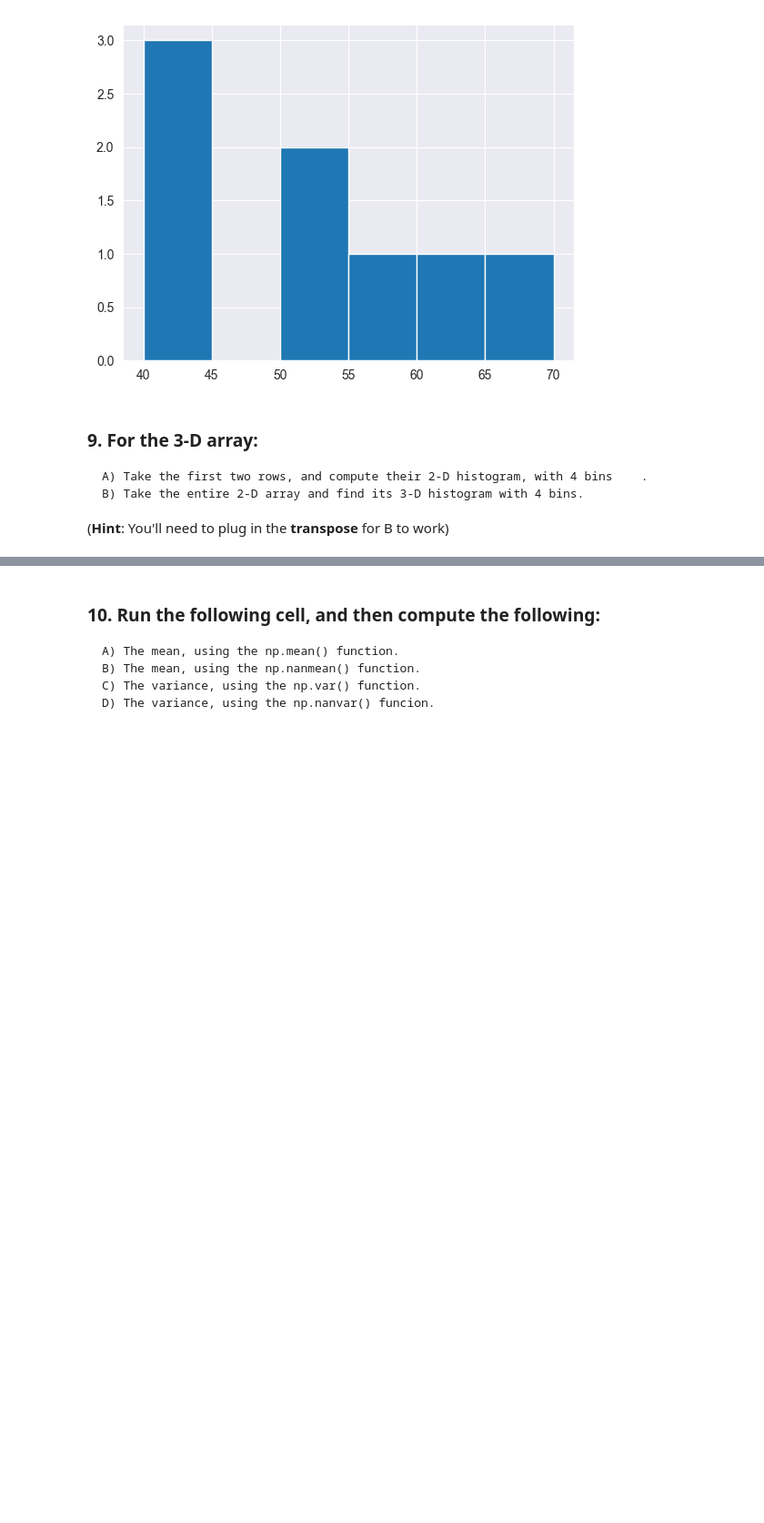
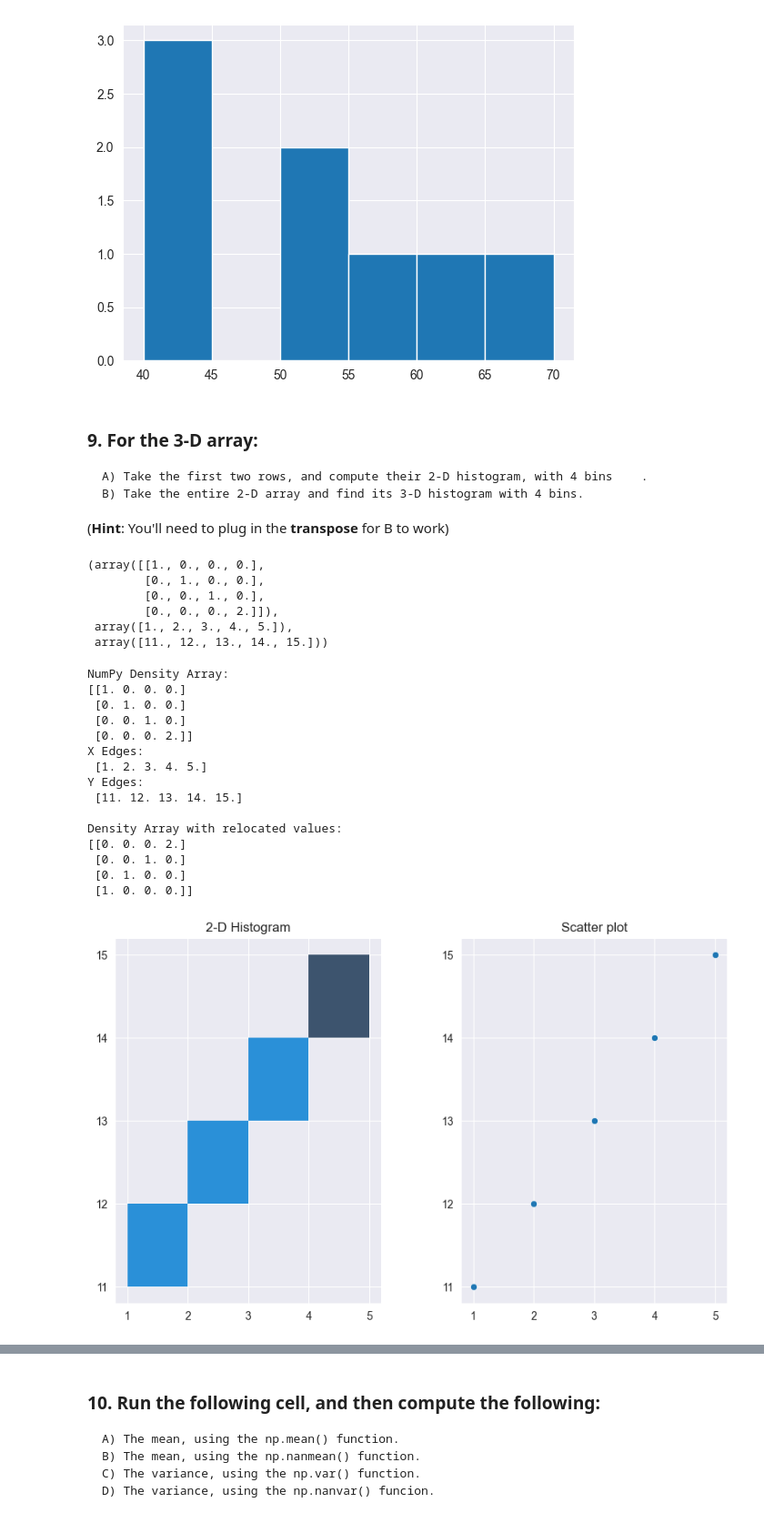
Before and after one commit to jmonti-gh/365DS_jm, a Jupyter notebook: 7_Data_Prepro_Numpy/7_9_Statistics-With-NumPy-Exercise.ipynb, the cells around one changed output, grey strips where cells are left out. Shown at 91% size. Drawn from its saved outputs; the diff is of its cells as text; code cells hidden in the pictures; blank space fills up the shorter version.

```diff
--- a/7_Data_Prepro_Numpy/7_9_Statistics-With-NumPy-Exercise.ipynb
+++ b/7_Data_Prepro_Numpy/7_9_Statistics-With-NumPy-Exercise.ipynb
@@ -7,6 +11,46 @@ import numpy as np
 np.__version__
 # %% [output]
 '1.26.4'
+# %%
+# Function that Compute and plot NumPy 2-D histogram
+
+def histo2d_w_graph(xv: np.ndarray, yv: np.ndarray,
+                    bs: int = 10, sid: bool = False):
+    ''' Compute and plot NumPy 2-D histogram
+
+    xv: xvalues, 1-D ndarray, first axis, X
+    yv: yvalues
+    bs: -optional- Bins number, default '10'
+    sid: -optinal- Show Input Data, default 'False'
+    '''
+    # h2df: NumPy Histogram 2-D inside function
+    h2df = np.histogram2d(x=xv, y=yv, bins=bs)
+
+    # n_da: NumPy density array; x_e: X_edges; y_e: Y_edges
+    n_da, x_e, y_e = h2df[0], h2df[1], h2df[2]
+
+    # Seaborn two subplots graphs
+    fig, axs = plt.subplots(ncols=2, figsize=(10,6))
+    plt.subplots_adjust(wspace=0.3)
+
+    h2d_plot = sns.histplot(x=xv, y=yv, ax=axs[0], bins=bs)
+    h2d_plot.set(xticks=x_e, yticks=y_e)
+    h2d_plot.set_title('2-D Histogram')
+
+    sct = sns.scatterplot(x=xv, y=yv, ax=axs[1])
+    sct.set(xticks=x_e, yticks=y_e)
+    sct.set_title('Scatter plot')
+
+    if sid:
+      print(f'Input Data:\n X values: {xv}\n Y values: {yv}\n')
+
+    print(f'NumPy Density Array:\n{n_da}')
+    print(f'X Edges:\n {x_e}')
+    print(f'Y Edges:\n {y_e}\n')
+    print(f'Density Array with relocated values:\n'
+          f'{np.array(list(map(lambda row: row[::-1], n_da))).T}')
+
+    plt.show()
 # %%
 np.set_printoptions(suppress = True, linewidth = 150, precision = 2)
 # %%
@@ -397,4 +449,30 @@ Edges: [40. 45. 50. 55. 60. 65. 70.]
     B) Take the entire 2-D array and find its 3-D histogram with 4 bins.
    (<b>Hint</b>: You'll need to plug in the <b>transpose</b> for B to work)
 # %%
-np.histogram2d(x=array_3D[])
+np.histogram2d(x=array_3D[0][0], y=array_3D[1][0], bins=4)
+# %% [output]
+(array([[1., 0., 0., 0.],
+        [0., 1., 0., 0.],
+        [0., 0., 1., 0.],
+        [0., 0., 0., 2.]]),
+ array([1., 2., 3., 4., 5.]),
+ array([11., 12., 13., 14., 15.]))
+# %%
+histo2d_w_graph(xv=array_3D[0][0], yv=array_3D[1][0], bs=4)
+# %% [output]
+NumPy Density Array:
+[[1. 0. 0. 0.]
+ [0. 1. 0. 0.]
+ [0. 0. 1. 0.]
+ [0. 0. 0. 2.]]
+X Edges:
+ [1. 2. 3. 4. 5.]
+Y Edges:
+ [11. 12. 13. 14. 15.]
+
+Density Array with relocated values:
+[[0. 0. 0. 2.]
+ [0. 0. 1. 0.]
+ [0. 1. 0. 0.]
+ [1. 0. 0. 0.]]
+[figure, added]
```
Also changed, not shown: parts of 12 cells of this notebook, 3 other files.
